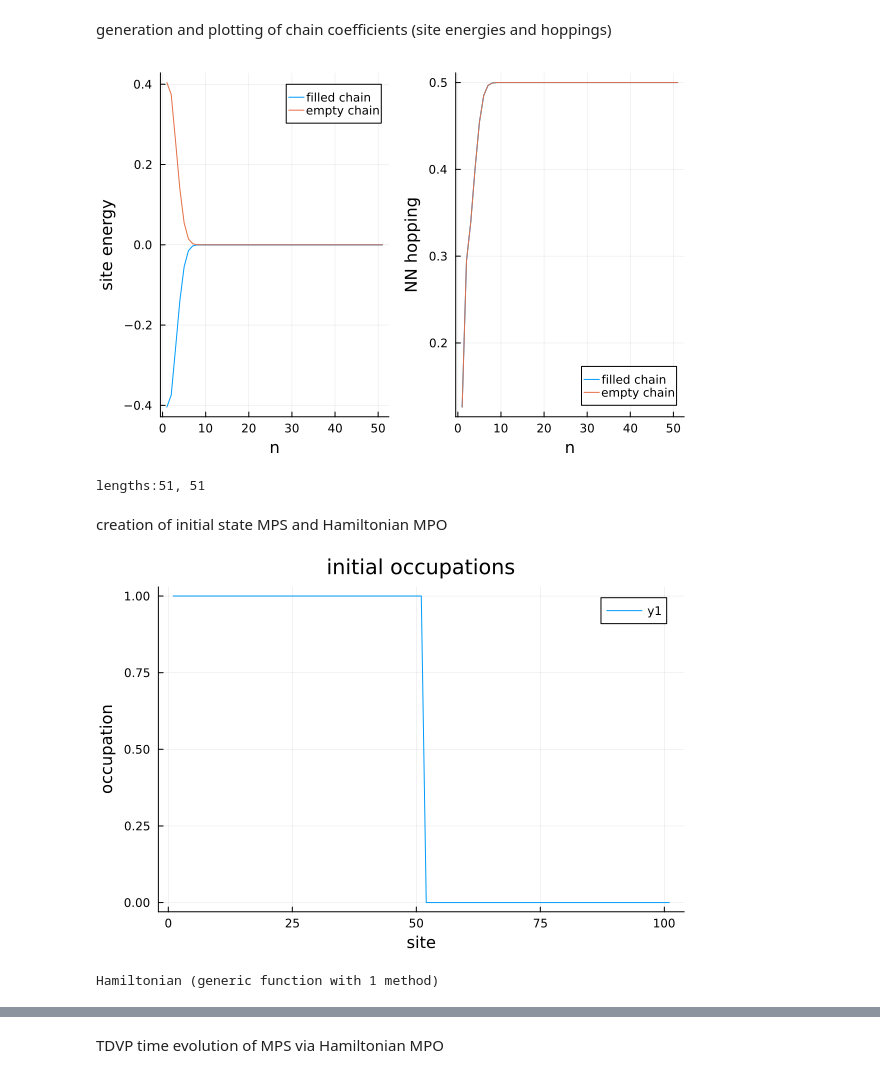
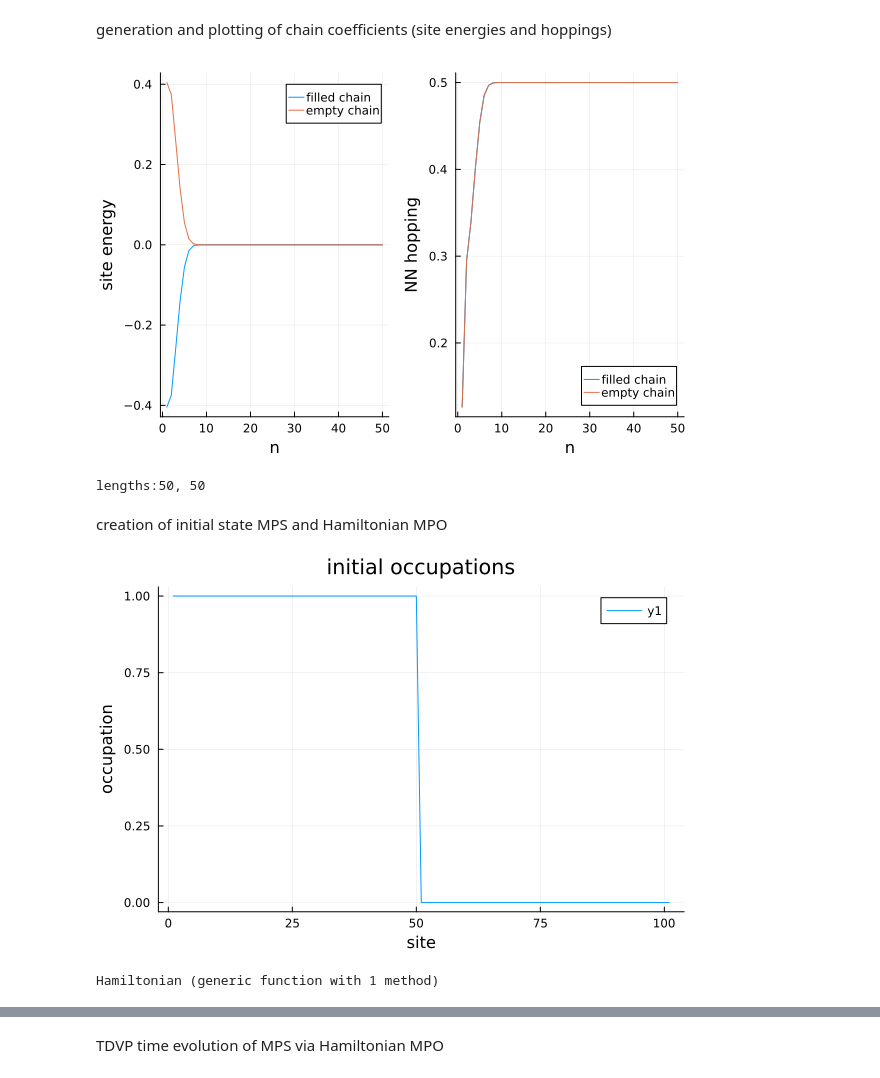
Before and after one commit to FTurci/AgeingManyBodyQuantumSys, a Jupyter notebook: Ben Code/single_bath_evolution.ipynb, the cells around one changed output, grey strips where cells are left out. Cells and saved outputs as stored; diff of their text form; code cells hidden in the pictures.

```diff
--- a/Ben Code/single_bath_evolution.ipynb
+++ b/Ben Code/single_bath_evolution.ipynb
@@ -79,25 +79,25 @@ generation and plotting of chain coefficients (site energies and hoppings)
 # %%
 #println("norm is $J0")
 
 chain1 = chain_map(J1) #coefficients from empty chain polynomials
 chain2 = chain_map(J2) #coefficients from filled chain polynomials
 
-energies1 = chain1[:,1] #on-site energies of empty chain
-hopping1 = sqrt.(chain1[1:N+1,2]) #nearest neighbour hoppings of empty chain
+energies1 = chain1[1:N,1] #on-site energies of empty chain
+hopping1 = sqrt.(chain1[1:N,2]) #nearest neighbour hoppings of empty chain
 println("lengths:", length(energies1), ", ", length(hopping1))
-energies2 = chain2[:,1] #on-site energies of filled chain
-hopping2 = sqrt.(chain2[1:N+1,2]) #nearest neighbour hoppings of filled chain
+energies2 = chain2[1:N,1] #on-site energies of filled chain
+hopping2 = sqrt.(chain2[1:N,2]) #nearest neighbour hoppings of filled chain
 
 
 p1 = plot(energies1, xlabel="n", ylabel="site energy", label="filled chain")
 plot!(p1, energies2, label="empty chain")
 p2 = plot(hopping1, xlabel="n", ylabel="NN hopping", label="filled chain")
 plot!(p2, hopping2, label="empty chain")
 
 display(plot(p1,p2))
 # %% [output]
-[figure, old version]
+[figure, new version]
-lengths:51, 51
+lengths:50, 50
 # %% [markdown]
 creation of initial state MPS and Hamiltonian MPO
 # %%
@@ -105,7 +105,7 @@ sys = N+1
 
 sites = siteinds("Fermion", 2*N+1, conserve_qns=true) #assuming that truncated bath remains approximately closed within simulation time
 
-states = [(j <= sys) ? "Occ" : "Emp" for j=1:2*N+1]
+states = [(j <= N) ? "Occ" : "Emp" for j=1:2*N+1]
 
 psi0 = productMPS(sites, states)
 
@@ -142,7 +142,7 @@ function Hamiltonian(E1, E2, h1, h2, sites, Es, N, sys)
     return MPO(ampo, sites)
 end
 # %% [output]
-[figure, old version]
+[figure, new version]
 Hamiltonian (generic function with 1 method)
 # %%
 function evolve_MPS(psi0::MPS, H::MPO, sys::Int64, dt::Float64, tmax::Float64)
```
Also changed, not shown: parts of 2 cells of this notebook, 2 other files.
